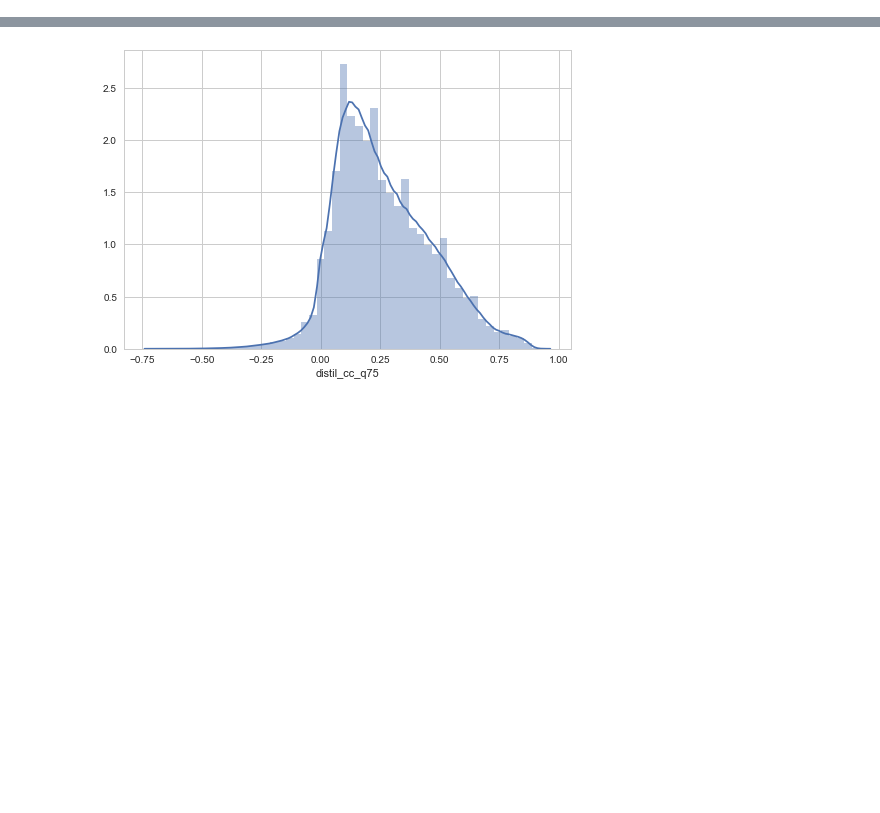
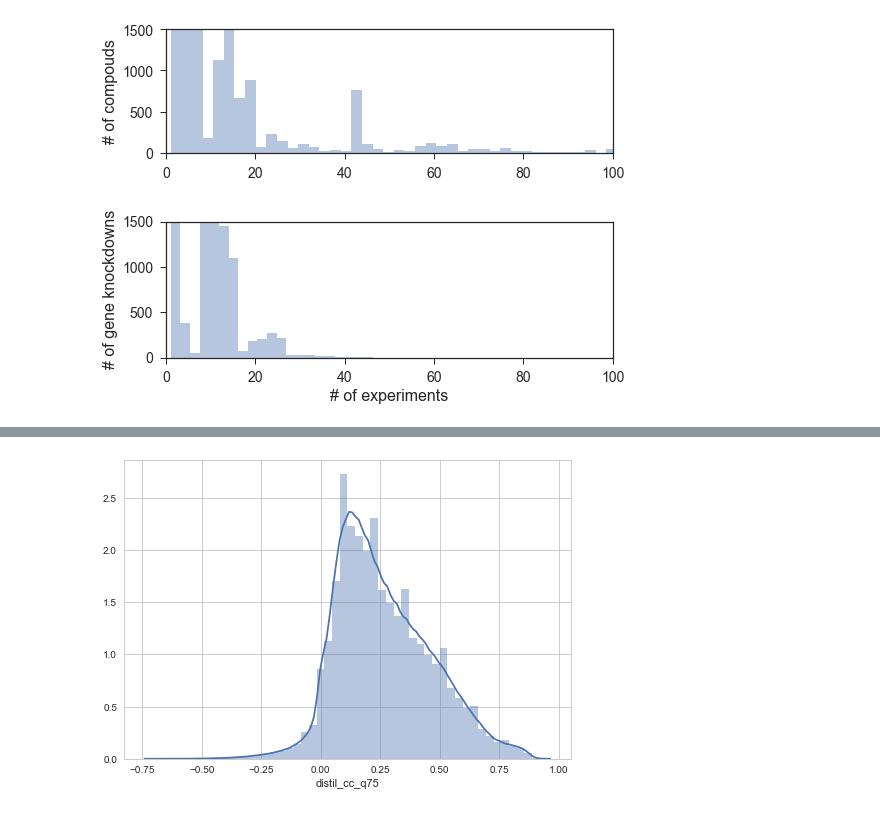
Before and after one commit to npabon/LINCS_target_prediction, a Jupyter notebook: LINCS_data_exploration.ipynb, the cells around one changed output, grey strips where cells are left out. Saved outputs shown, nothing was run; the diff lists cells and outputs as text; code cells hidden in the pictures; blank space fills up the shorter version.

```diff
--- a/LINCS_data_exploration.ipynb
+++ b/LINCS_data_exploration.ipynb
@@ -38,0 +1,26 @@ If our classifier works, we can use it to predict targets for new drugs by compa
+# %%
+from support_functions import log_progress, clean_drugbank, query_chembl
+import pandas as pd
+import numpy as np
+import itertools
+from cmapPy.pandasGEXpress import parse
+import requests
+from scipy.stats import kendalltau
+
+import matplotlib as mpl
+import matplotlib.pyplot as plt
+import seaborn as sns
+sns.set(style="ticks", color_codes=True)
+
+# Visualization
+SMALL_SIZE = 14
+MEDIUM_SIZE = 16
+BIGGER_SIZE = 18
+
+plt.rc('font', size=BIGGER_SIZE)          # controls default text sizes
+plt.rc('axes', titlesize=SMALL_SIZE)     # fontsize of the axes title
+plt.rc('axes', labelsize=MEDIUM_SIZE)    # fontsize of the x and y labels
+plt.rc('xtick', labelsize=SMALL_SIZE)    # fontsize of the tick labels
+plt.rc('ytick', labelsize=SMALL_SIZE)    # fontsize of the tick labels
+plt.rc('legend', fontsize=SMALL_SIZE)    # legend fontsize
+plt.rc('figure', titlesize=BIGGER_SIZE)  # fontsize of the figure title
@@ -145,0 +79,21 @@ Due to redundancy in the LINCS dataset, we can ignore a lot of the low-quality d
+# %%
+plt.figure(figsize=(8,5))
+
+plt.subplot(211)
+sns.distplot(sig_info[sig_info.pert_type == 'trt_cp'].pert_id.value_counts(), kde=False, bins=1000)
+plt.xlim(0,100)
+plt.ylim(0,1500)
+plt.xlabel('')
+plt.ylabel('# of compouds')
+plt.show()
+
+plt.subplot(212)
+sns.distplot(sig_info[sig_info.pert_type == 'trt_sh'].pert_id.value_counts(), kde=False, bins=100)
+plt.xlim(0,100)
+plt.ylim(0,1500)
+plt.xlabel('# of experiments')
+plt.ylabel('# of gene knockdowns')
+plt.show()
+# %% [output]
+[figure, added]
+[figure, added]
```
Also changed, not shown: parts of 25 cells of this notebook, 1 other file.
